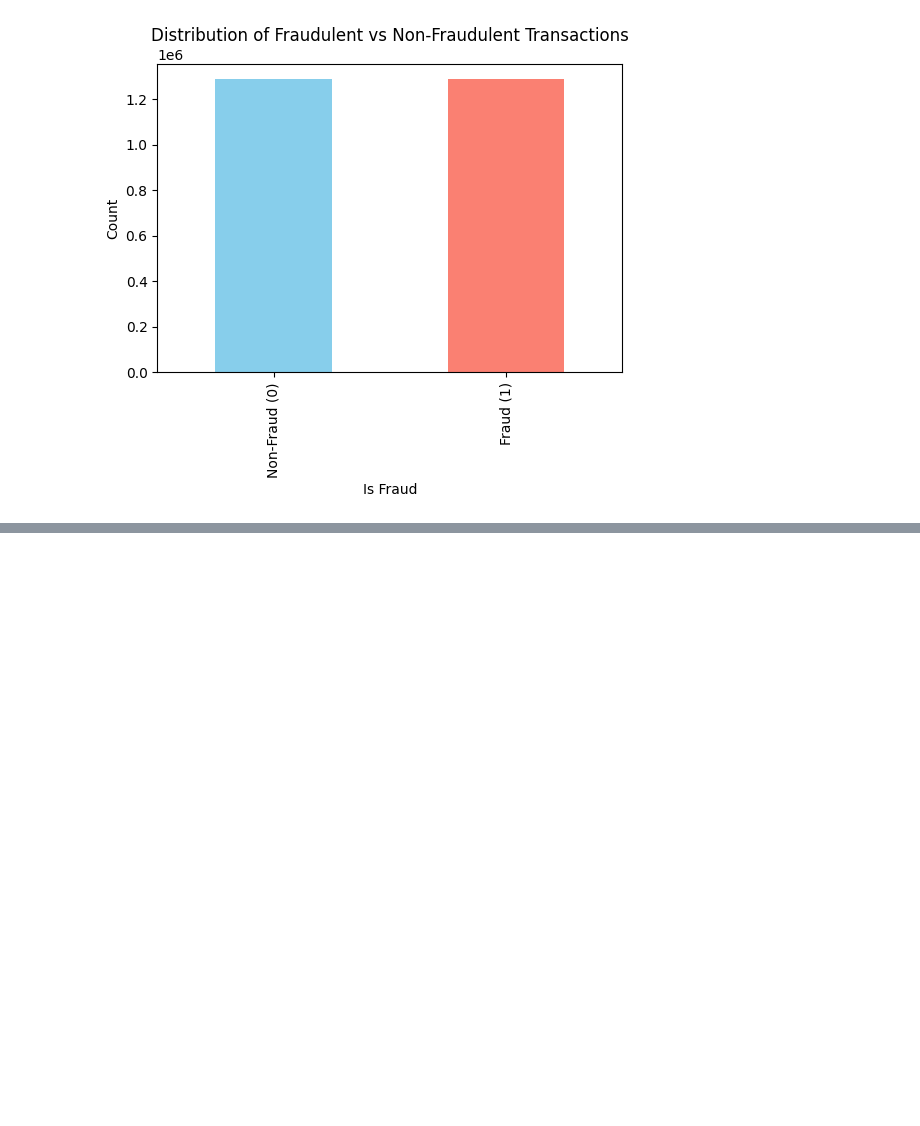
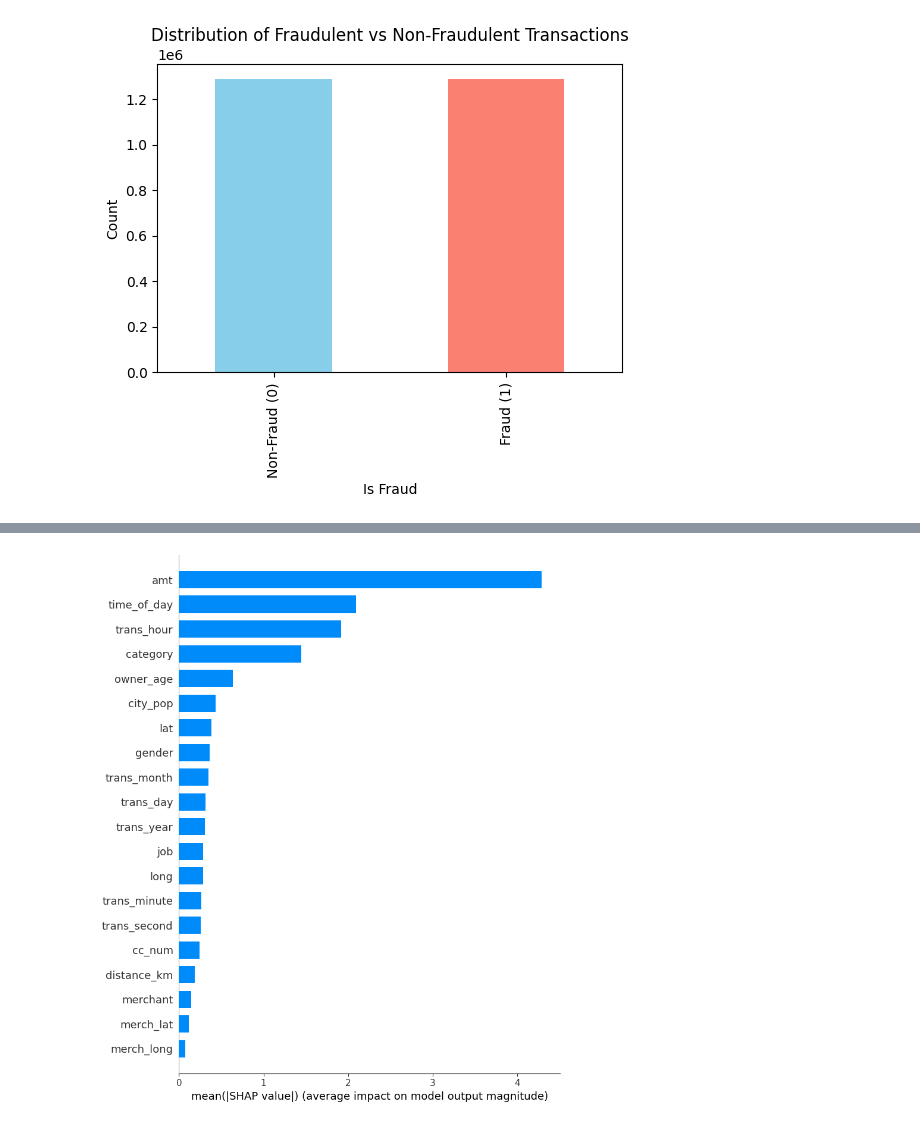
Before and after one commit to prabin4/Amnilinternship, a Jupyter notebook: Assignment credit card fraud detection (multi model)/lgbm.ipynb, the cells around one changed output, grey strips where cells are left out. Cells and saved outputs as stored; diff of their text form; code cells hidden in the pictures; blank space fills up the shorter version.

```diff
--- a/Assignment credit card fraud detection (multi model)/lgbm.ipynb
+++ b/Assignment credit card fraud detection (multi model)/lgbm.ipynb
@@ -335,6 +346,10 @@ plt.show()
 # %%
 #using shap
 import shap
-explainer = shap.TreeExplainer(grid_search.best_estimator_)
-shap_values = explainer.shap_values(X)
-shap.summary_plot(shap_values, X, plot_type="bar", show=False)
+explainer = shap.TreeExplainer(loaded_model)
+sample_X = X_test.sample(n = 100000, random_state = 42)
+
+shap_values = explainer.shap_values(sample_X)
+shap.summary_plot(shap_values, sample_X, plot_type="bar", show=False)
+# %% [output]
+[figure, added]
```
Also changed, not shown: parts of 11 cells of this notebook.
